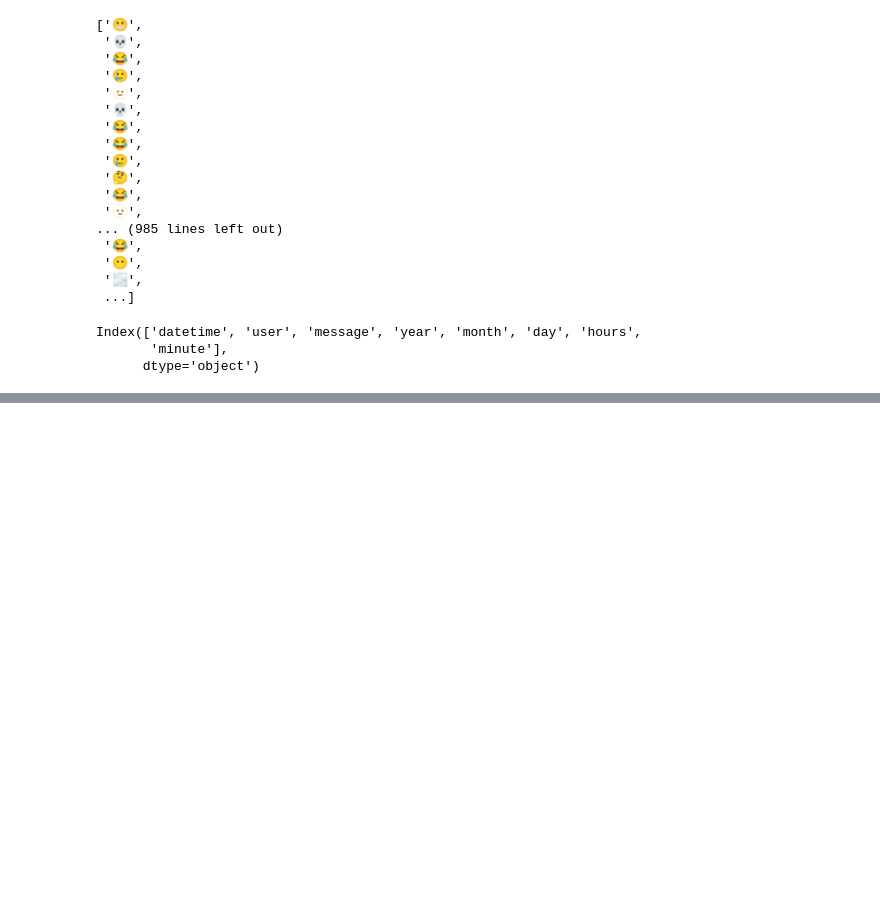
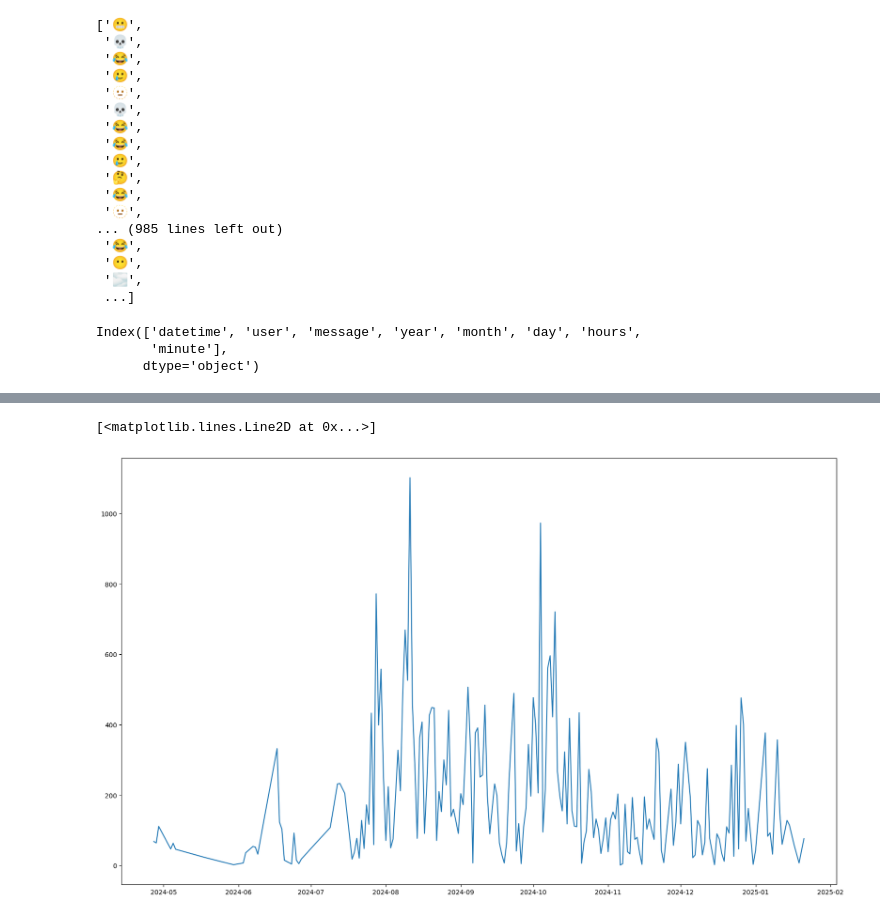
Before and after one commit to P-Saroha/WhatsApp-chat-analyzer, a Jupyter notebook: WhatsApp-chat-analysis.ipynb, the cells around one changed output, grey strips where cells are left out. Saved outputs shown, nothing was run; the diff lists cells and outputs as text; code cells hidden in the pictures; blank space fills up the shorter version.

```diff
--- a/WhatsApp-chat-analysis.ipynb
+++ b/WhatsApp-chat-analysis.ipynb
@@ -289,0 +317,10 @@ Name: message, dtype: int64
+# %%
+chat_df['message_in_a_day'] = chat_df['datetime'].dt.date
+# %%
+daily_timeline = chat_df.groupby('message_in_a_day').count()['message'].reset_index()
+# %%
+plt.figure(figsize=(20,12))
+plt.plot(daily_timeline['message_in_a_day'],daily_timeline['message'])
+# %% [output]
+[<matplotlib.lines.Line2D at 0x...>]
+[figure, added]
```
Also changed, not shown: parts of 14 cells of this notebook, 3 other files.
